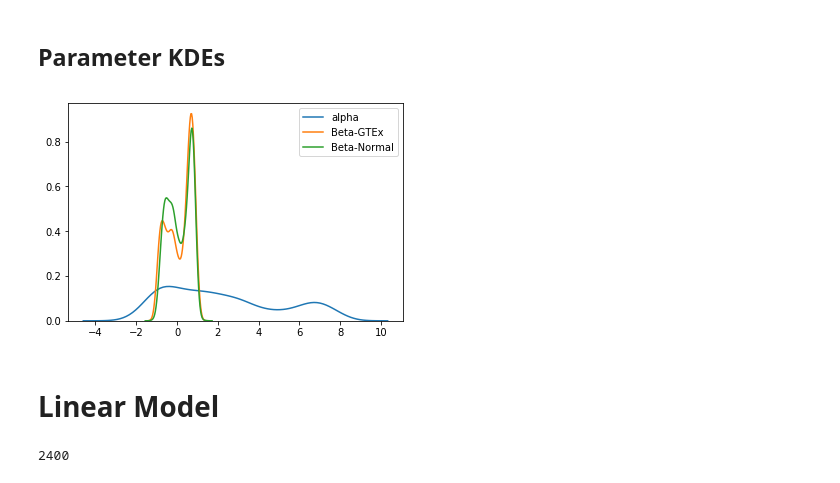
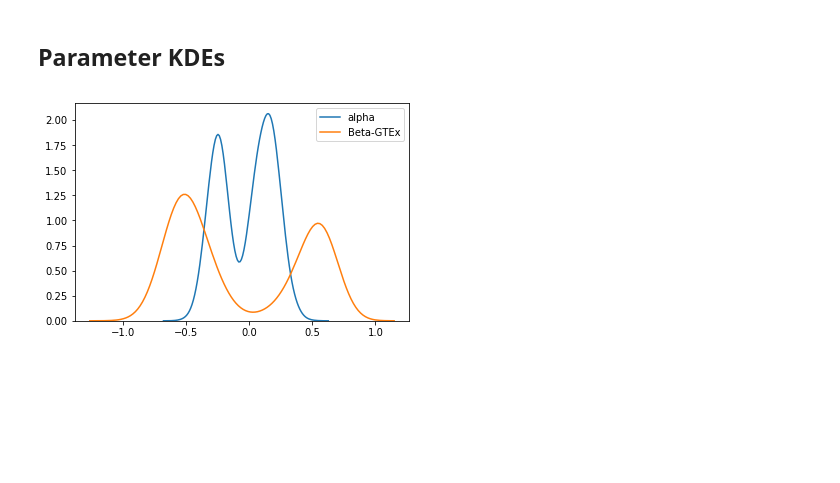
Before and after one commit to jvivian/Bayesian-Outlier-Model, a Jupyter notebook: notebooks/Full-Spec-Model.ipynb, the cells around one changed output. Cells and saved outputs as stored; diff of their text form; code cells hidden in the pictures; blank space fills up the shorter version.

Commit message:
Update full-spec model

```diff
--- a/notebooks/Full-Spec-Model.ipynb
+++ b/notebooks/Full-Spec-Model.ipynb
@@ -78,7 +71,7 @@ def train_model(n_of_1, genes, datasets, n_samples=200, tune=1000):
 
         # Priors for linear model
         alpha = pm.Normal('alpha', 0, 10)
-        beta = pm.Normal('beta', 0, 10, shape=len(datasets))  # Not sure sigma goes here... It doesn't!
+        beta = pm.Normal('beta', 0, 10, shape=len(datasets))
 
         # Define linear model for each gene
         mu = {}
@@ -88,10 +81,9 @@ def train_model(n_of_1, genes, datasets, n_samples=200, tune=1000):
                 mu[gene] += Y[f'{gene}-{name}'] * beta[j]
 
         # Posterior distribution
-        z, z_ = {}, {}
+        z = {}
         for i, gene in enumerate(genes):
             z[gene] = pm.Laplace(f'z-{gene}', mu=mu[gene], b=sigma, observed=n_of_1[gene])
-            #z_[gene] = pm.Laplace(gene, mu=mu[gene], b=sigma)
 
         # Calculate trace
         trace = pm.sample(n_samples,
@@ -108,5 +98,5 @@ tumor_id = 'TCGA-KK-A7B2-01'
 # %%
-n_of_1 = tumor.loc[tumor_id]
+n_of_1 = tumor.loc['TCGA-BH-A0DS-01']
 # %% [markdown]
 Find an example gene that is not an outlier
 # %%
@@ -124,6 +116,8 @@ Train n-of-1 on drug genes
+# %%
+#datasets = [('gtex', gtex), ('normal', normal)]
+breast = normal[normal.tissue == 'Breast']
 # %%
-datasets = [('gtex', gtex), ('normal', normal)]
-model, trace = train_model(n_of_1, drug_genes, datasets)
+model, trace = train_model(n_of_1, drug_genes, datasets=[('Breast', breast)])
 # %% [output]
 Only 200 samples in chain.
 Auto-assigning NUTS sampler...
@@ -158,12 +150,6 @@ Traceplots appear to have not converged.
 # %%
 sns.kdeplot(trace['alpha'], label='alpha')
 sns.kdeplot(trace['beta'][:,0], label='Beta-GTEx');
-sns.kdeplot(trace['beta'][:,1], label='Beta-Normal');
+#sns.kdeplot(trace['beta'][:,1], label='Beta-Normal');
 # %% [output]
-[figure, old version]
+[figure, new version]
-# %% [markdown]
-# Linear Model
-# %%
-len(trace['alpha'])
-# %% [output]
-2400
```
Also changed, not shown: parts of 31 cells of this notebook.
